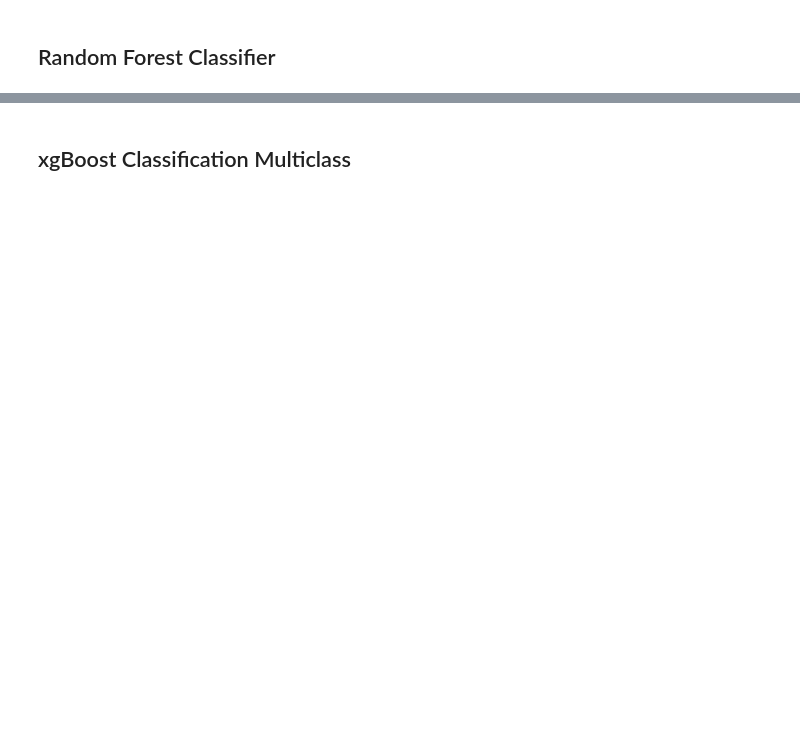
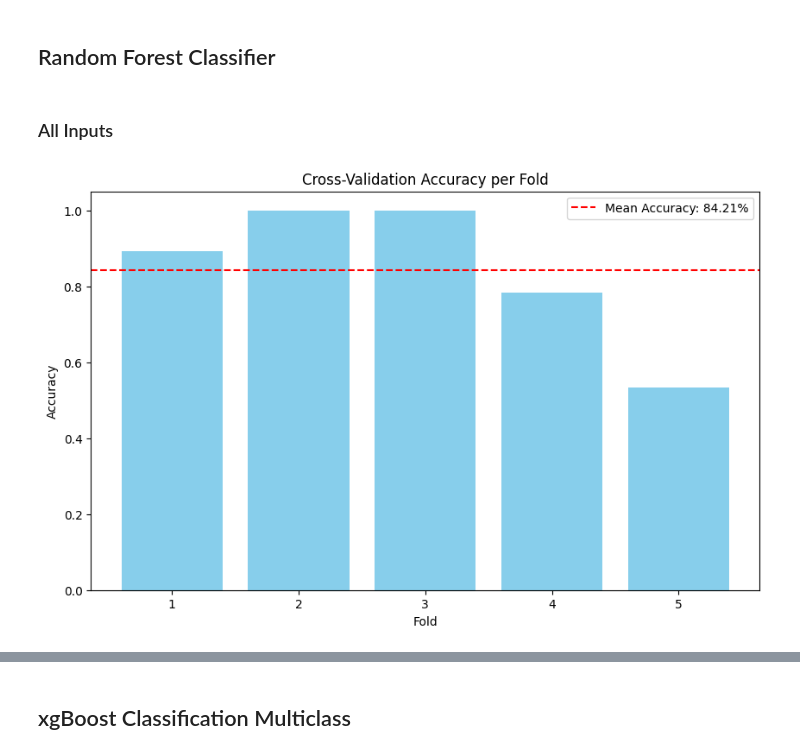
Before and after one commit to cjvilla/enose_predictions, a Jupyter notebook: exploratory_data.ipynb, the cells around one changed output, grey strips where cells are left out. Saved outputs shown, nothing was run; the diff lists cells and outputs as text; code cells hidden in the pictures; blank space fills up the shorter version.

```diff
--- a/exploratory_data.ipynb
+++ b/exploratory_data.ipynb
@@ -229,2 +364,56 @@ Test Accuracy: 42.05%
 # %% [markdown]
 ## Random Forest Classifier
+# %% [markdown]
+### All Inputs
+# %%
+import numpy as np
+import pandas as pd
+from sklearn.model_selection import train_test_split, cross_val_score
+from sklearn.preprocessing import StandardScaler
+from sklearn.ensemble import RandomForestClassifier
+from sklearn.metrics import accuracy_score, confusion_matrix
+import matplotlib.pyplot as plt
+import seaborn as sns
+
+# Assuming the 'demographics' DataFrame is already loaded and preprocessed
+
+# Define features (X) and target variable (y)
+X = demographics[['Age', 'Race', 'BMI', 'LPS_Endotoxin', 'Perm_sucralose','S1', 'S2', 'S3', 'S4', 'S5', 'S6', 'S7', 'S8', 'S9', 'S10',
+          'S11', 'S12', 'S13', 'S14', 'S15', 'S16', 'S17', 'S18', 'S19', 'S20',
+          'S21', 'S22', 'S23', 'S24', 'S25', 'S26', 'S27', 'S28', 'S29', 'S30', 'S31', 'S32']]
+y = demographics['group']  # Assuming 0 for Healthy Control and 1 for Alcoholic Liver Disease
+selected_classes = [0, 1]
+X_filtered = X[y.isin(selected_classes)]
+y_filtered = y[y.isin(selected_classes)]
+
+# Standardizing the features
+scaler = StandardScaler()
+X_scaled = scaler.fit_transform(X_filtered)
+
+# Creating the RandomForestClassifier
+rf_classifier = RandomForestClassifier(
+    n_estimators=50,
+    max_depth=10,
+    min_samples_split=4,
+    min_samples_leaf=2,
+    random_state=None
+)
+
+# Performing cross-validation
+cv_scores = cross_val_score(rf_classifier, X_scaled, y_filtered, cv=5)
+
+# Visualizing the cross-validation scores
+folds = range(1, len(cv_scores) + 1)
+mean_score = np.mean(cv_scores)
+
+plt.figure(figsize=(10, 6))
+plt.bar(folds, cv_scores, color='skyblue')
+plt.axhline(y=mean_score, color='r', linestyle='--', label=f'Mean Accuracy: {mean_score:.2%}')
+plt.xlabel('Fold')
+plt.ylabel('Accuracy')
+plt.title('Cross-Validation Accuracy per Fold')
+plt.xticks(folds)
+plt.legend()
+plt.show()
+# %% [output]
+[figure, added]
```
Also changed, not shown: parts of 113 cells of this notebook.
